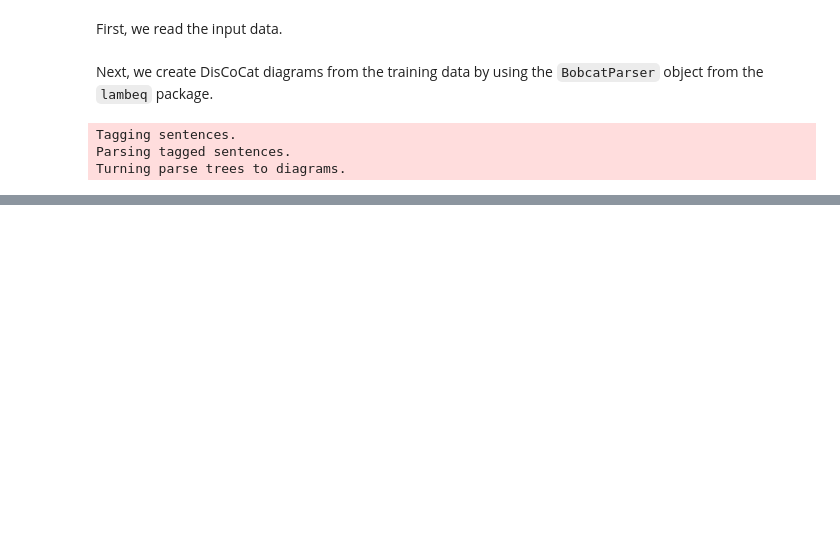
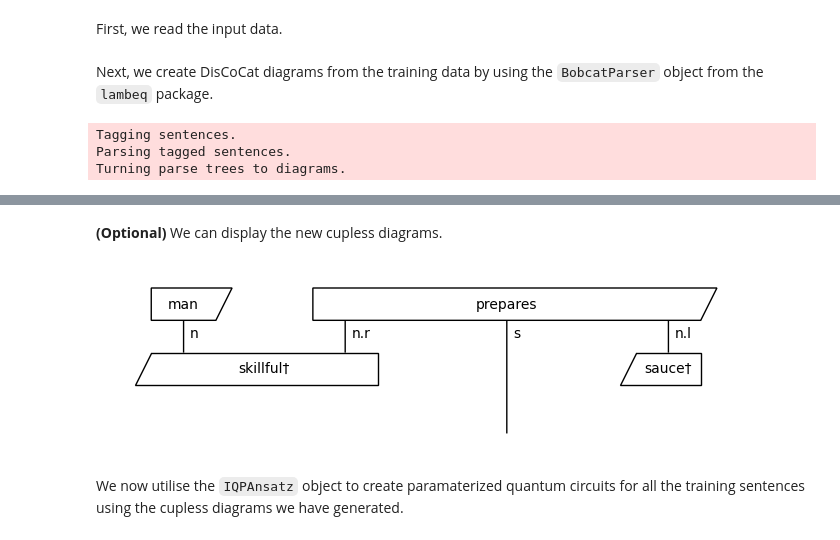
Before and after one commit to L-Amos/QNLP_project, a Jupyter notebook: testing/training_new_model.ipynb, the cells around one changed output, grey strips where cells are left out. Saved outputs shown, nothing was run; the diff lists cells and outputs as text; code cells hidden in the pictures; blank space fills up the shorter version.

Commit message:
Creating paramaterized quantum circuits.

```diff
--- a/testing/training_new_model.ipynb
+++ b/testing/training_new_model.ipynb
@@ -42,0 +50,11 @@ We now optimise the diagrams by removing the cups.
+# %%
+remove_cups = RemoveCupsRewriter()
+train_diagrams = [remove_cups(diagram) for diagram in raw_train_diagrams]
+# %% [markdown]
+**(Optional)** We can display the new cupless diagrams.
+# %%
+train_diagrams[0].draw()
+# %% [output]
+[figure, added]
+# %% [markdown]
+We now utilise the `IQPAnsatz` object to create paramaterized quantum circuits for all the training sentences using the cupless diagrams we have generated.
```
Also changed, not shown: parts of 9 cells of this notebook.
